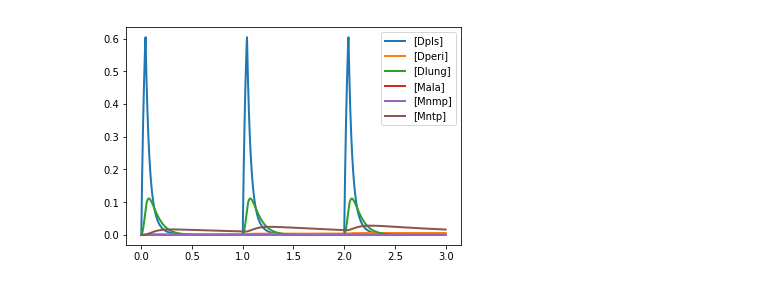
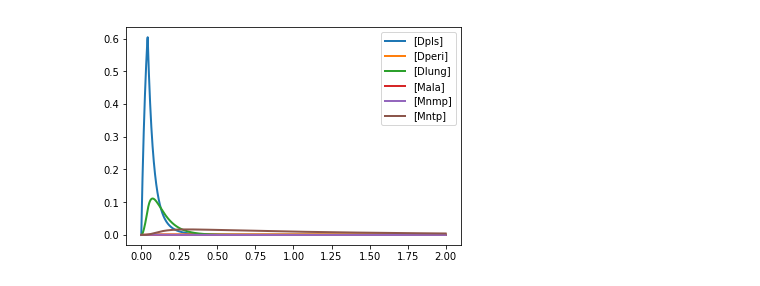
Before and after one commit to covid-tissue-models/covid-tissue-response-models, a Jupyter notebook: tellurium/remdesivir-PK-model/compartment-rmds-pk.ipynb, the cells around one changed output. Drawn from its saved outputs; the diff is of its cells as text; code cells hidden in the pictures.

```diff
--- a/tellurium/remdesivir-PK-model/compartment-rmds-pk.ipynb
+++ b/tellurium/remdesivir-PK-model/compartment-rmds-pk.ipynb
@@ -92,7 +92,7 @@ model_str = '''
     // events
 
     E1: at (time - first_dose > 0): switch = 1, curr_infu_start = time ; // starts the first infusion
-    E2: at ( (time-first_dose > dose_interval) && (time < dose_end) && sin((((time-first_dose)/dose_interval))*2*pi)>0): switch = 1, curr_infu_start = time; // starts the subsequent infusions
+    //E2: at ( (time-first_dose > dose_interval) && (time < dose_end) && sin((((time-first_dose)/dose_interval))*2*pi)>0): switch = 1, curr_infu_start = time; // starts the subsequent infusions
     E3: at (time - (one_our + curr_infu_start) > 0): switch = 0 ; // turns infusion off
 
     end
@@ -102,10 +100,10 @@ model_str = '''
 # %%
 
 r = te.loada(model_str)
-r.simulate(0, 3, 1000)
+r.simulate(0, 2, 1000)
 r.plot()
 # %% [output]
-[figure, old version]
+[figure, new version]
 # %%
 compartments_model_str = '''
     model dosingmodel()
```
Also changed, not shown: parts of 5 cells of this notebook.
